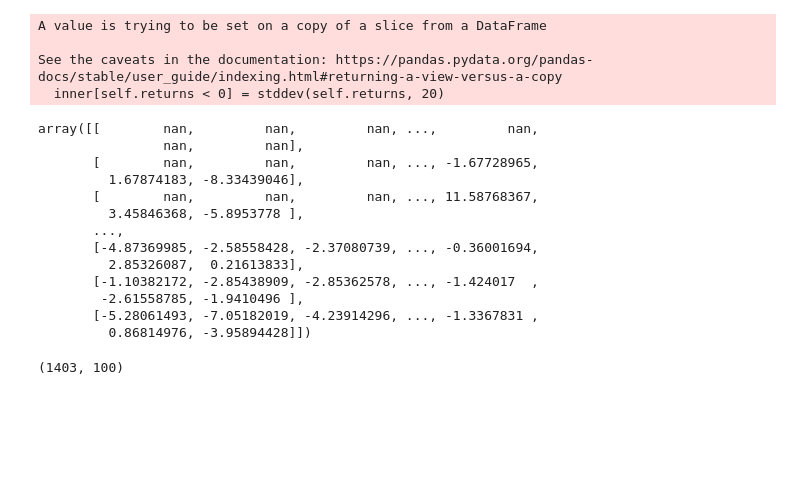
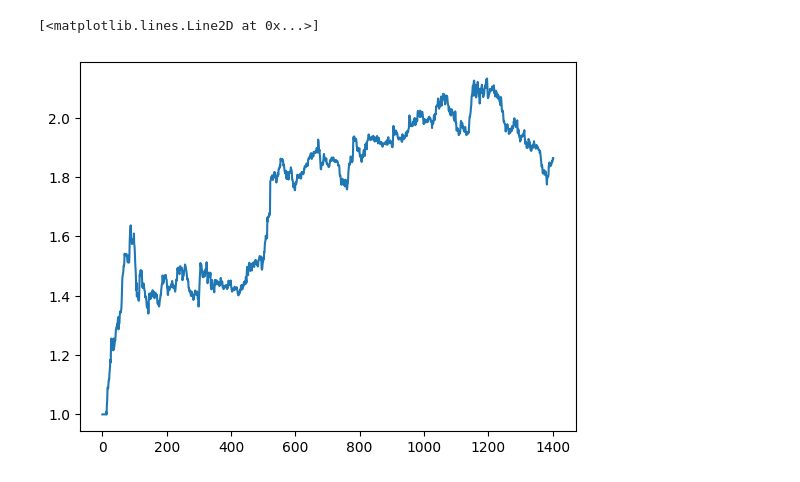
Before and after one commit to piiswrong/riskmatrix, a Jupyter notebook: notebooks/test.ipynb, the cells around one changed output. Cells and saved outputs as stored; diff of their text form; code cells hidden in the pictures; blank space fills up the shorter version.

Commit message:
backtest

```diff
--- a/notebooks/test.ipynb
+++ b/notebooks/test.ipynb
@@ -29,50 +31,8 @@ def read_binance_data(filename, filter_symbols):
     df = df.sort(by=['symbol', 'open_time'])
     return df
 # %%
-df = read_binance_data('../scratch/dp/data/all_data_1d.parquet', FILTER_SYMBOLS)
-df = compute_past_close_return(df, 10)
-df = compute_alpha101(df, open='open', high='high', low='low', close='close', volume='volume', returns='returns', vwap='vwap')
+def compute_features(filename, filter_symbols):
+    df = read_binance_data('../scratch/dp/data/all_data_1d.parquet', FILTER_SYMBOLS)
+    df = compute_past_close_return(df, 10)
+    df = compute_alpha101(df, open='open', high='high', low='low', close='close', volume='volume', returns='returns', vwap='vwap')
+    return df
-# %% [output]
-A value is trying to be set on a copy of a slice from a DataFrame
-
-See the caveats in the documentation: https://pandas.pydata.org/pandas-docs/stable/user_guide/indexing.html#returning-a-view-versus-a-copy
-  inner[self.returns < 0] = stddev(self.returns, 20)
-# %%
-alphaname = 'alpha030'
-returns = df[["open_time", "symbol", "returns"]].pivot(index="open_time", columns="symbol", values="returns").sort("open_time")
-alpha = df[["open_time", "symbol", alphaname]].pivot(index="open_time", columns="symbol", values=alphaname).sort("open_time")
-
-
-assert (returns["open_time"] == alpha["open_time"]).all()
-columns = returns.columns[1:]
-returns = returns[columns].to_numpy()
-alpha = alpha[columns].to_numpy()
-
-alpha = alpha[:-1]
-returns = returns[1:]
-
-long_quantile = 0.5
-short_quantile = 0.5
-
-quantiles = np.nanquantile(alpha, [short_quantile, long_quantile], axis=1)
-holdings = alpha > long_quantile
-
-long = np.nan_to_num(np.nan_to_num(returns * (factors_np > long_quantile), 0.0).sum(axis=1) / (factors_np > long_quantile).sum(axis=1) , 0.0)
-# %% [output]
-array([[        nan,         nan,         nan, ...,         nan,
-                nan,         nan],
-       [        nan,         nan,         nan, ..., -1.67728965,
-         1.67874183, -8.33439046],
-       [        nan,         nan,         nan, ..., 11.58768367,
-         3.45846368, -5.8953778 ],
-       ...,
-       [-4.87369985, -2.58558428, -2.37080739, ..., -0.36001694,
-         2.85326087,  0.21613833],
-       [-1.10382172, -2.85438909, -2.85362578, ..., -1.424017  ,
-        -2.61558785, -1.9410496 ],
-       [-5.28061493, -7.05182019, -4.23914296, ..., -1.3367831 ,
-         0.86814976, -3.95894428]])
-# %%
-alpha[:-1].shape
-# %% [output]
-(1403, 100)
@@ -78,0 +74,23 @@ alpha[:-1].shape
+# %%
+df = pl.read_parquet('../data/1d_alpha101.parquet')
+
+
+df = df.with_columns(
+    (pl.col('returns').abs().rolling_sum(window_size=10)).over('symbol').alias('ret_sum')
+)
+df = df.with_columns(
+    (pl.col('quote_volume').rolling_sum(window_size=10)).over('symbol').alias('volume_sum')
+)
+df = df.with_columns(
+    (pl.col('ret_sum')/pl.col('volume_sum')).over('symbol').alias('amihud_ratio')
+)
+df = df.with_columns(
+    (pl.col('amihud_ratio')+1).log().alias('amihud_ratio')
+)
+
+pnl = backtest(df, 'amihud_ratio', long_quantile=0.5, short_quantile=0.5)
+pnl = np.cumprod(1 + pnl/100)
+plt.plot(pnl)
+# %% [output]
+[<matplotlib.lines.Line2D at 0x...>]
+[figure, added]
```
Also changed, not shown: parts of 2 cells of this notebook, 3 other files.
